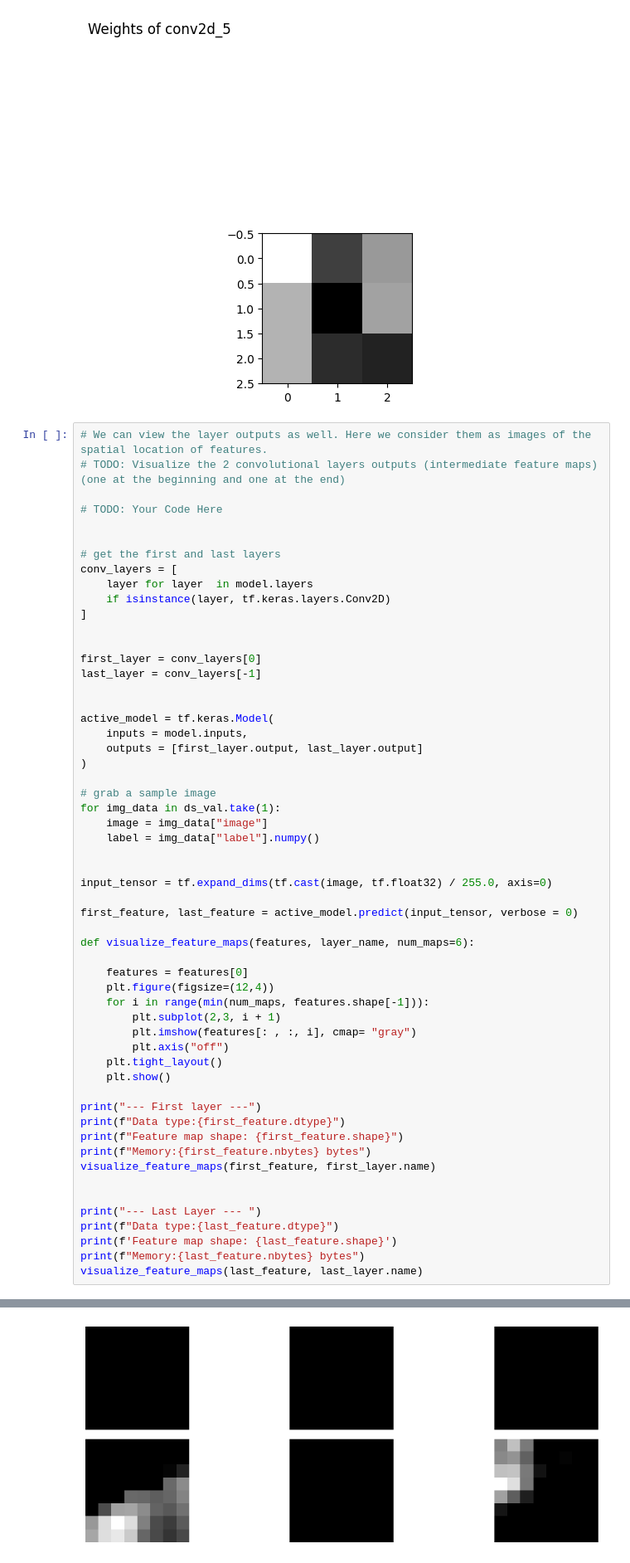
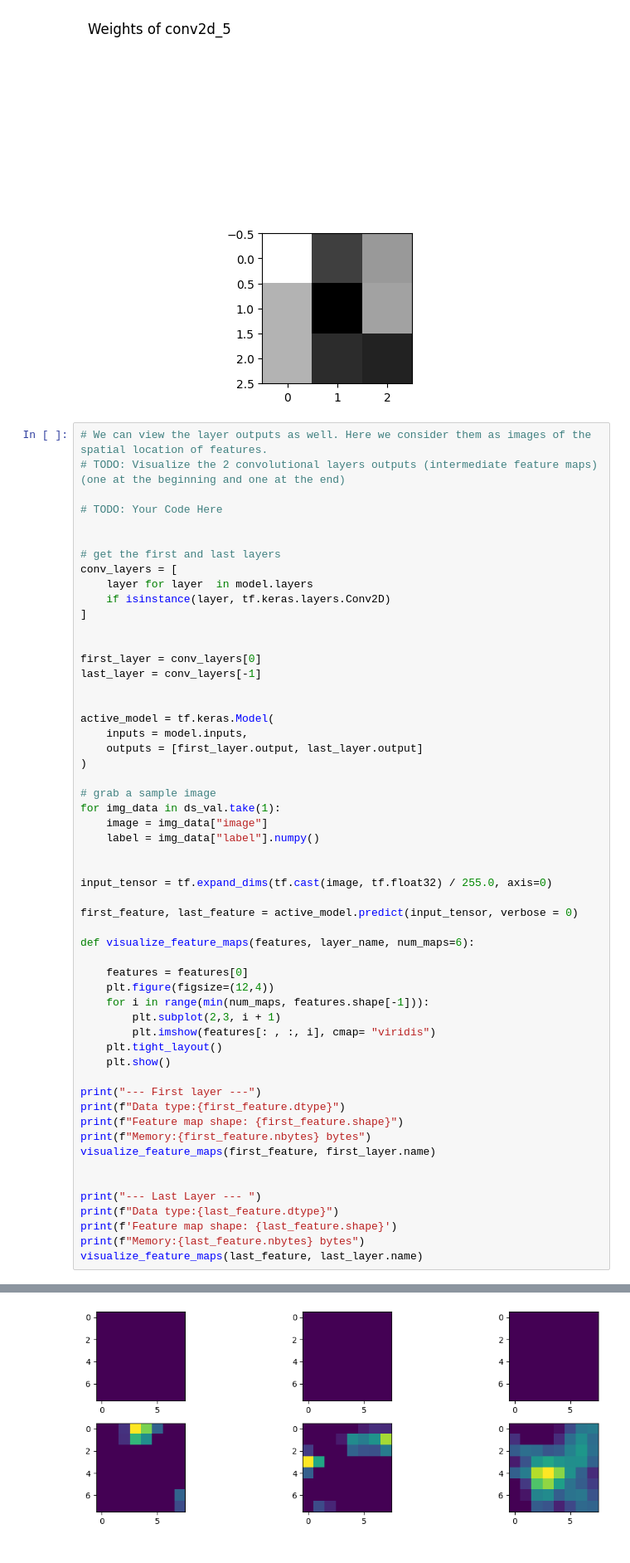
Before and after one commit to zachdixonISU/CPRE-487-Lab01, a Jupyter notebook: CprE_487_587_Lab1_Template.ipynb, the cells around one changed output, grey strips where cells are left out. Shown at 83% size. Saved outputs shown, nothing was run; the diff lists cells and outputs as text.

```diff
--- a/CprE_487_587_Lab1_Template.ipynb
+++ b/CprE_487_587_Lab1_Template.ipynb
@@ -559,8 +549,7 @@ def visualize_feature_maps(features, layer_name, num_maps=6):
     plt.figure(figsize=(12,4))
     for i in range(min(num_maps, features.shape[-1])):
         plt.subplot(2,3, i + 1)
-        plt.imshow(features[: , :, i], cmap= "gray")
-        plt.axis("off")
+        plt.imshow(features[: , :, i], cmap= "viridis")
     plt.tight_layout()
     plt.show()
 
@@ -586,8 +575,8 @@ Memory:460800 bytes
 --- Last Layer ---
 Data type:float32
 Feature map shape: (1, 8, 8, 128)
 Memory:32768 bytes
-[figure, old version]
+[figure, new version]
 # %%
 # TODO: Export the filters/weights se we can use them later
 # Make a directory for our image data
```
Also changed, not shown: parts of 15 cells of this notebook.
